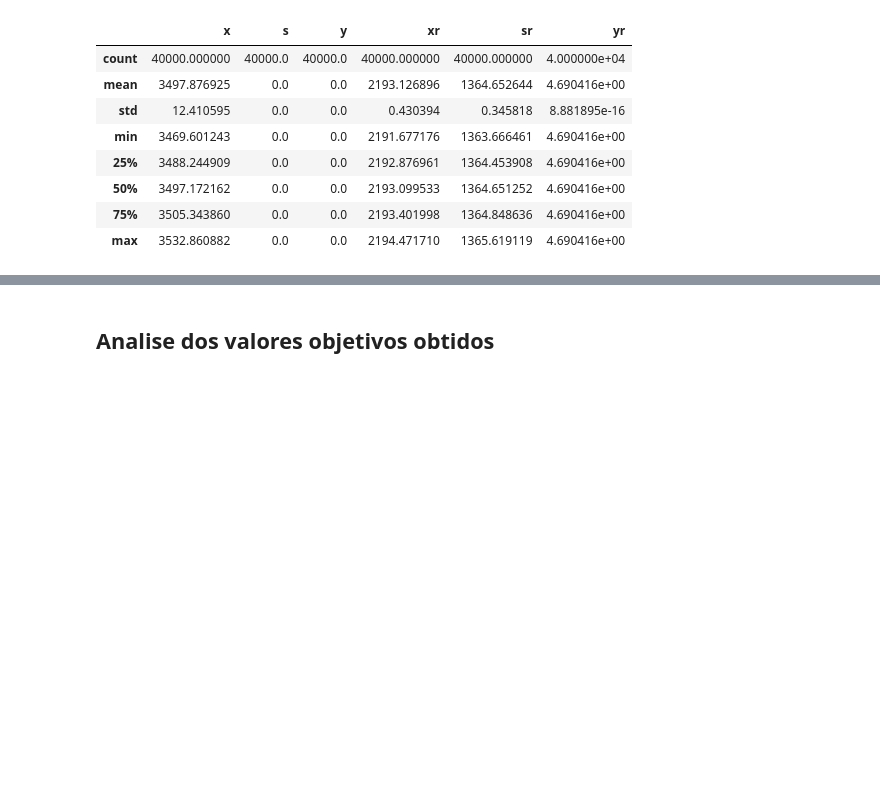
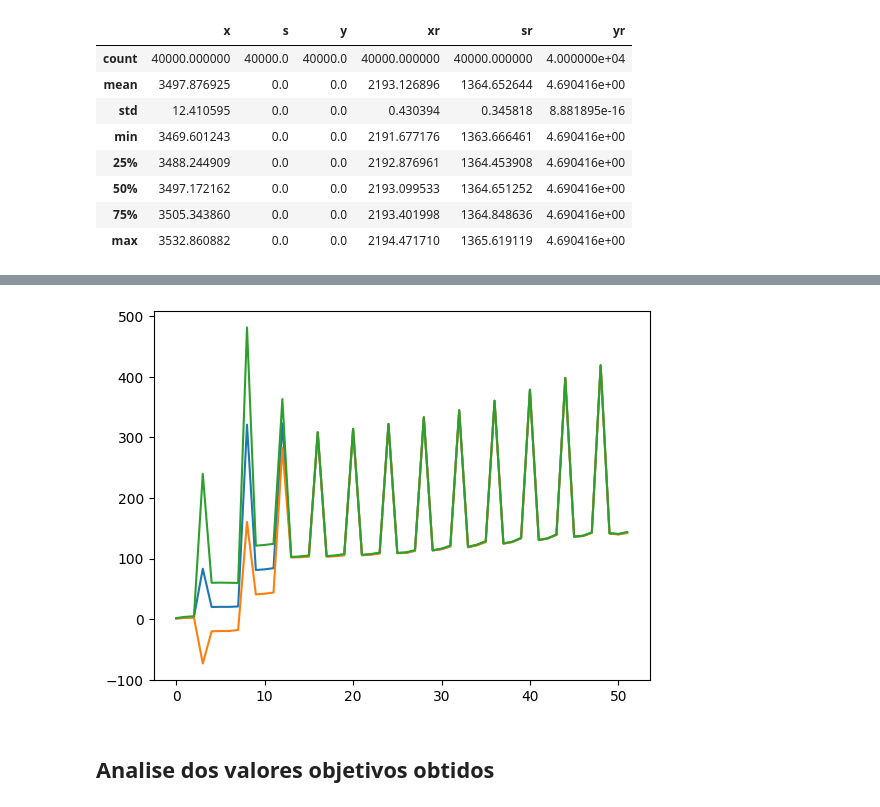
Before and after one commit to MarcioB1999/ML_for_ULS, a Jupyter notebook: UFL_resultados_graficos.ipynb, the cells around one changed output, grey strips where cells are left out. Drawn from its saved outputs; the diff is of its cells as text; code cells hidden in the pictures; blank space fills up the shorter version.

```diff
--- a/UFL_resultados_graficos.ipynb
+++ b/UFL_resultados_graficos.ipynb
@@ -315,3 +349,8 @@ dist_3.describe()
+# %%
+describe_sr_3 = describe_dist_var(resultados_dataframe_1,resultados_dataframe_2,'sr').describe()
+describe_var_grafico(describe_sr_3)
+# %% [output]
+[figure, added]
 # %% [markdown]
 ## Analise dos valores objetivos obtidos
 # %%
```
Also changed, not shown: parts of 7 cells of this notebook.
